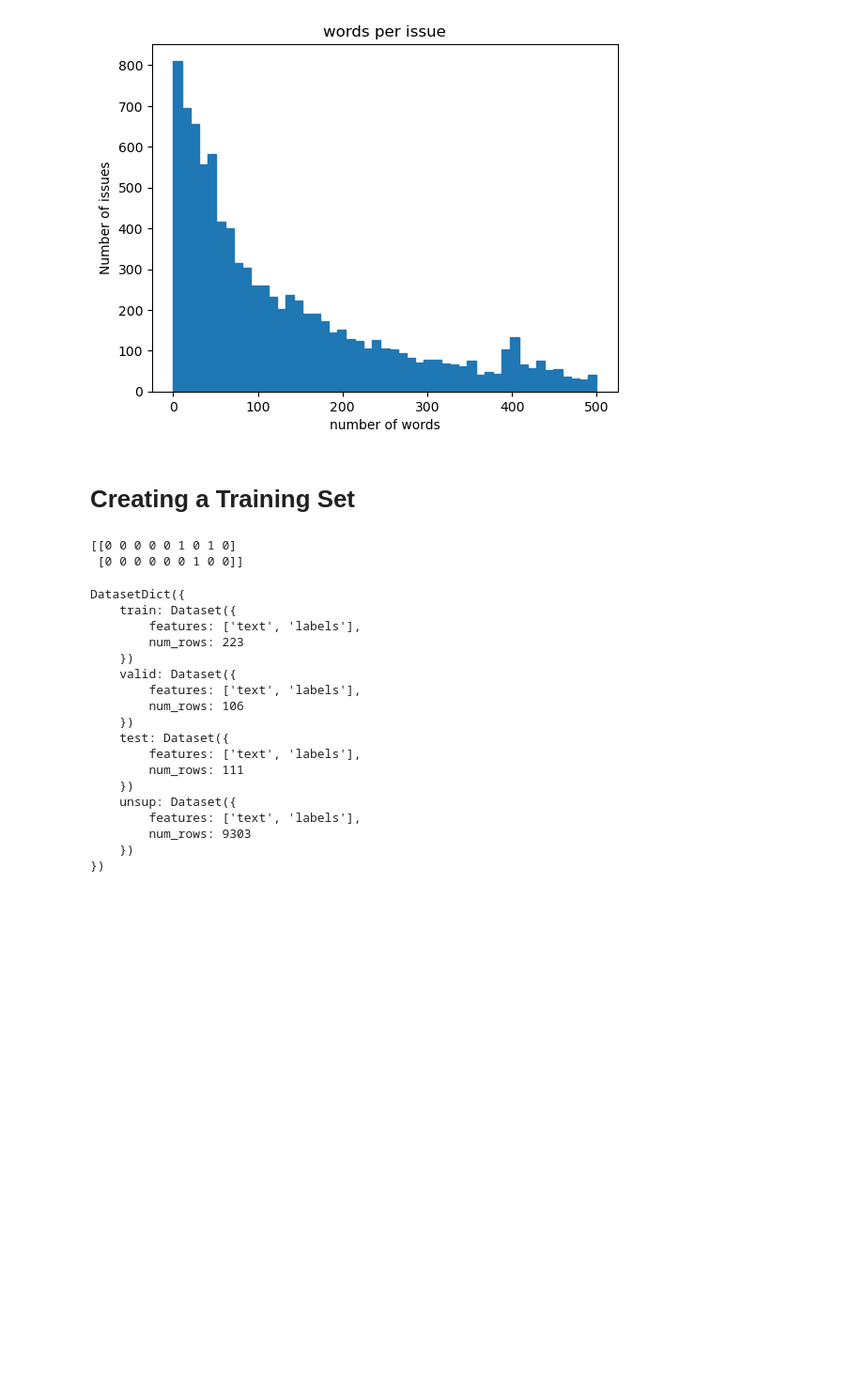
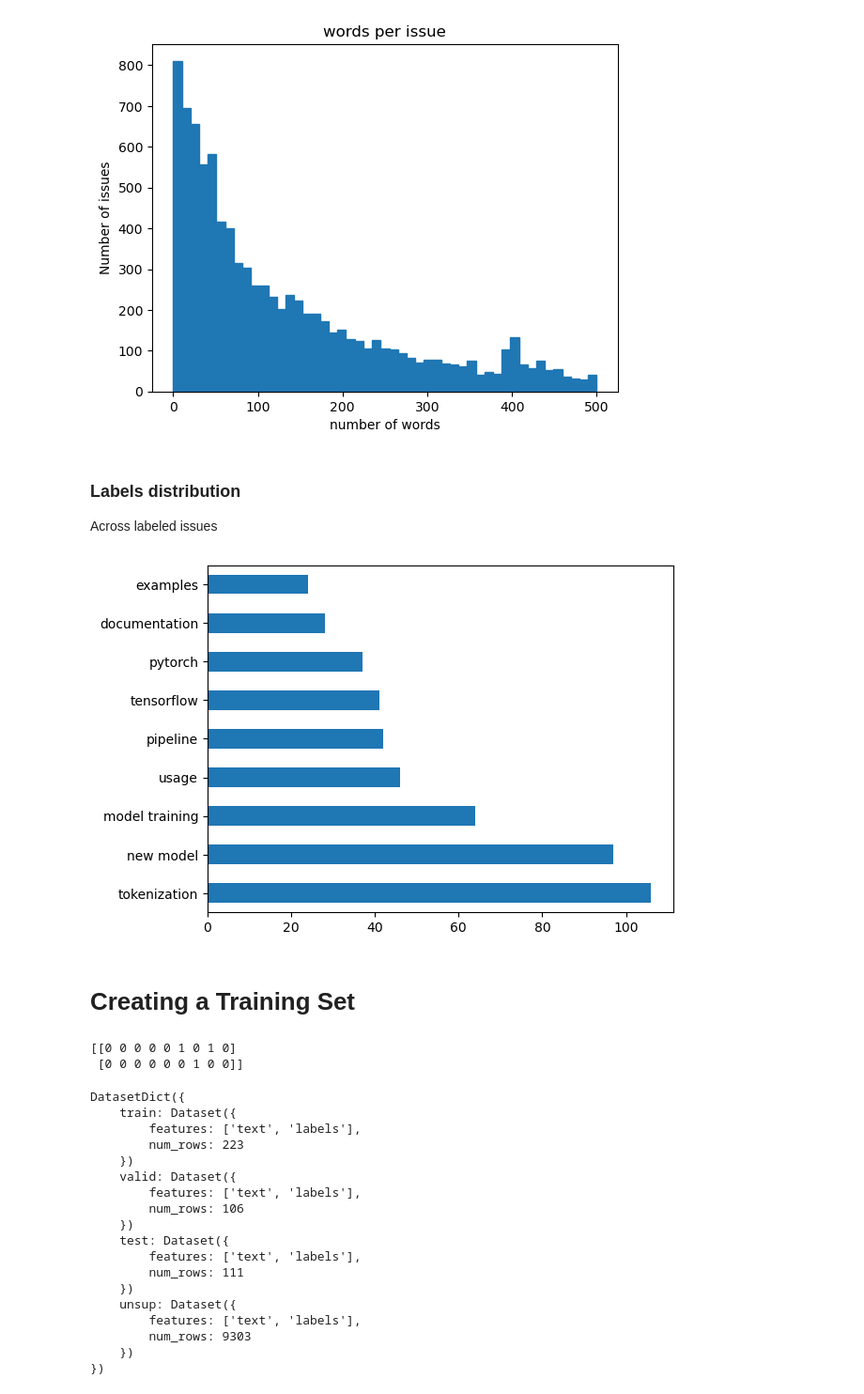
Before and after one commit to spayot/nlp_with_transformers, a Jupyter notebook: chp09_few_to_no_labels/notebooks/nlpt_09_few_to_no_labels.ipynb, the cells around one changed output. Shown: that part at 94% size. Cells and saved outputs as stored; diff of their text form; code cells hidden in the pictures; blank space fills up the shorter version.

```diff
--- a/chp09_few_to_no_labels/notebooks/nlpt_09_few_to_no_labels.ipynb
+++ b/chp09_few_to_no_labels/notebooks/nlpt_09_few_to_no_labels.ipynb
@@ -32,16 +42,13 @@ The autoreload extension is already loaded. To reload it, use:
 # %%
- import pandas as pd
+df_issues = pd.read_json(DATASET_URL, lines=True)
 
- DATASET_URL = "https://git.io/nlp-with-transformers"
- df_issues = pd.read_json(DATASET_URL, lines=True)
-
- print(f"Dataframe shape: {df_issues.shape}")
+print(f"Dataframe shape: {df_issues.shape}")
 
 # only keep label name (drop id, nodes, ...)
- df_issues["labels"] = df_issues.labels.apply(lambda l: [n['name'] for n in l])
+df_issues["labels"] = df_issues.labels.apply(lambda l: [n['name'] for n in l])
 
 # keep main labels and map to simpler lower case labels
- label_map = {
+LABEL_MAP = {
     "Core: Tokenization": "tokenization",
     "New model": "new model",
     "Core: Modeling": "model training",
@@ -54,10 +61,10 @@ The autoreload extension is already loaded. To reload it, use:
 }
 
 def filter_labels(labels: list[str]) -> list[str]:
-    return [label_map[label] for label in labels if label in label_map]
+    return [LABEL_MAP[label] for label in labels if label in LABEL_MAP]
 
 df_issues["labels"] = df_issues.labels.apply(filter_labels)
-all_labels = list(label_map.values())
+all_labels = list(LABEL_MAP.values())
 
 # adding a flag to know whether issue has at least one labeled or not
 df_issues["labeled"] = df_issues.labels.apply(len) > 0
@@ -87,24 +107,34 @@ plt.ylabel("Number of issues")
 plt.show()
 # %% [output]
 [figure]
+# %% [markdown]
+### Labels distribution
+Across labeled issues
+# %%
+
+flattened_labels = df_issues.query("labeled == True").labels.sum()
+
+_ = pd.Series(flattened_labels).value_counts().plot.barh()
+# %% [output]
+[figure, added]
 # %% [markdown]
 # Creating a Training Set
+# %%
+# fit a label binarizer on data
+mlb = sklearn.preprocessing.MultiLabelBinarizer()
+
+mlb.fit([all_labels])
+print(mlb.transform([["tokenization", "pytorch"], ["tensorflow"]]))
+# %% [output]
+[[0 0 0 0 0 1 0 1 0]
+ [0 0 0 0 0 0 1 0 0]]
 # %%
-from sklearn.preprocessing import MultiLabelBinarizer
 
-# fit a label binarizer on data
-mlb = MultiLabelBinarizer()
-
-mlb.fit([all_labels])
-print(mlb.transform([["tokenization", "pytorch"], ["tensorflow"]]))
-
-#
-from skmultilearn.model_selection import iterative_train_test_split
-
-def balanced_split(df: pd.DataFrame, test_size: float= 0.5) -> tuple[pd.DataFrame]:
+def balanced_split(df: pd.DataFrame, test_size: float = 0.5) -> tuple[pd.DataFrame, pd.DataFrame]:
+    """allows to create stratified data splits for multilabel datasets."""
     idx = np.expand_dims(np.arange(len(df)), axis=1)
     labels = mlb.transform(df["labels"])
-    idx_train, _, idx_test, _ = iterative_train_test_split(idx, labels, test_size=test_size)
+    idx_train, _, idx_test, _ = iterative_stratification.iterative_train_test_split(idx, labels, test_size=test_size)
 
     return df.iloc[idx_train[:,0]], df.iloc[idx_test[:,0]]
 
@@ -116,7 +146,4 @@ df_sup = df_clean.loc[df_clean.labeled, ["text", "labels"]]
 np.random.seed(0)
 df_train, df_tmp = balanced_split(df_sup, test_size=0.5)
 df_valid, df_test = balanced_split(df_tmp, test_size=0.5)
-# %% [output]
-[[0 0 0 0 0 1 0 1 0]
- [0 0 0 0 0 0 1 0 0]]
 # %%
```
Also changed, not shown: parts of 19 cells of this notebook, 8 other files.
